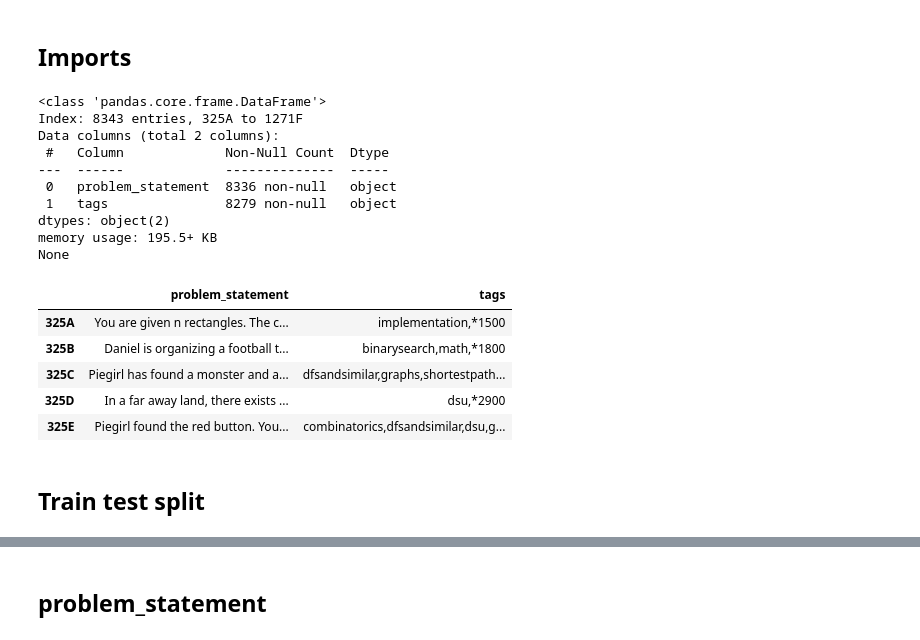
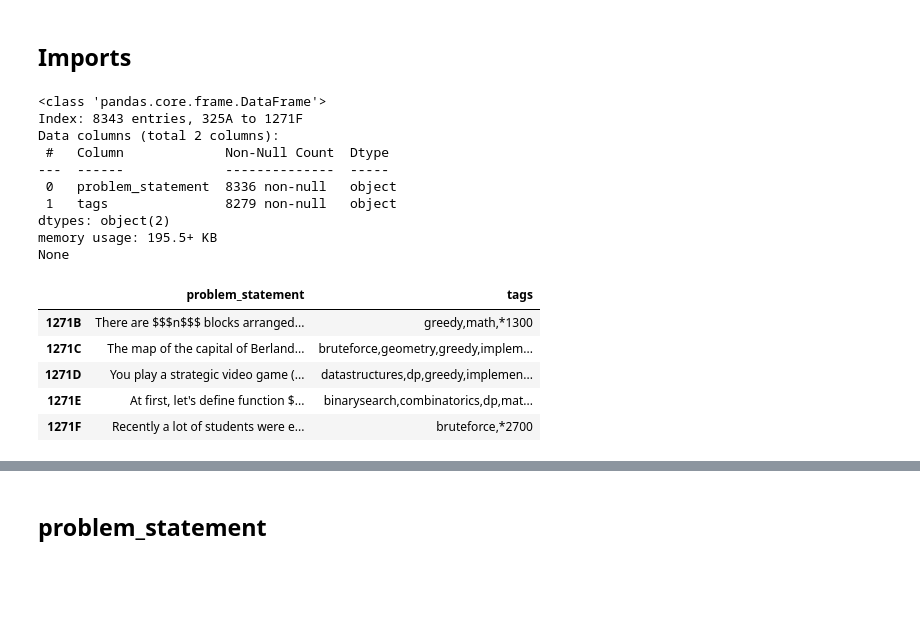
Before and after one commit to jhojin7/codeforces-predict, a Jupyter notebook: eda.ipynb, the cells around one changed output, grey strips where cells are left out. Cells and saved outputs as stored; diff of their text form; code cells hidden in the pictures; blank space fills up the shorter version.

```diff
--- a/eda.ipynb
+++ b/eda.ipynb
@@ -3,34 +3,35 @@
 # %%
 import collections
 import numpy as np
 import pandas as pd
 import matplotlib.pyplot as plt
 import config
 np.random.seed(config.SEED)
 
+# read data
 df = pd.read_csv(config.DATA_CSV)
+# create index. {contest}{problem} format
 df.index = df["contest"].astype(str)+df["problem_name"]
+# keep only problem_statement, tags
 df = df[["problem_statement","problem_tags"]]
 df.columns = ["problem_statement","tags"]
 
 print(df.info())
-df.head()
+df.tail()
 # %% [output]
 <class 'pandas.core.frame.DataFrame'>
 Index: 8343 entries, 325A to 1271F
 Data columns (total 2 columns):
  #   Column             Non-Null Count  Dtype
 ---  ------             --------------  -----
  0   problem_statement  8336 non-null   object
  1   tags               8279 non-null   object
 dtypes: object(2)
 memory usage: 195.5+ KB
 None
 |  | problem_statement | tags |
-| 325A | You are given n rectangles. The c... | implementation,*1500 |
-| 325B | Daniel is organizing a football t... | binarysearch,math,*1800 |
-| 325C | Piegirl has found a monster and a... | dfsandsimilar,graphs,shortestpath... |
-| 325D | In a far away land, there exists ... | dsu,*2900 |
-| 325E | Piegirl found the red button. You... | combinatorics,dfsandsimilar,dsu,g... |
+| 1271B | There are $$$n$$$ blocks arranged... | greedy,math,*1300 |
+| 1271C | The map of the capital of Berland... | bruteforce,geometry,greedy,implem... |
+| 1271D | You play a strategic video game (... | datastructures,dp,greedy,implemen... |
+| 1271E | At first, let's define function $... | binarysearch,combinatorics,dp,mat... |
+| 1271F | Recently a lot of students were e... | bruteforce,*2700 |
-# %% [markdown]
-## Train test split
```
Also changed, not shown: parts of 24 cells of this notebook, 2 other files.
